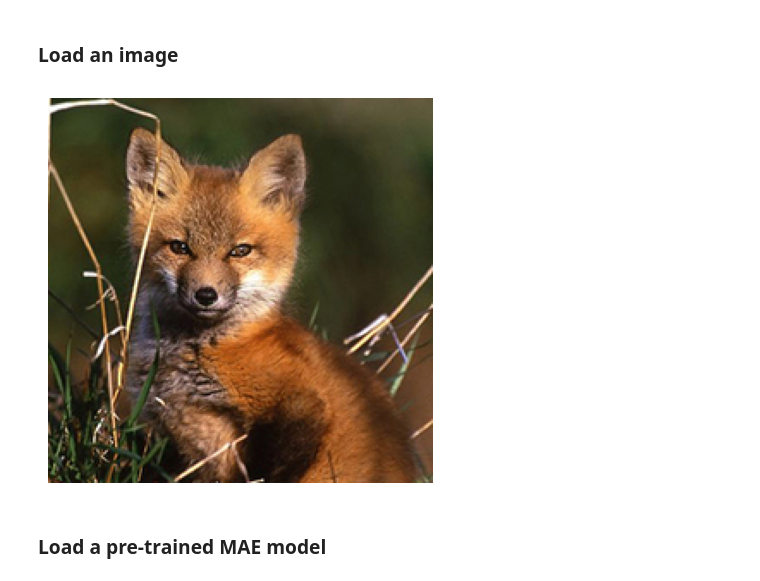
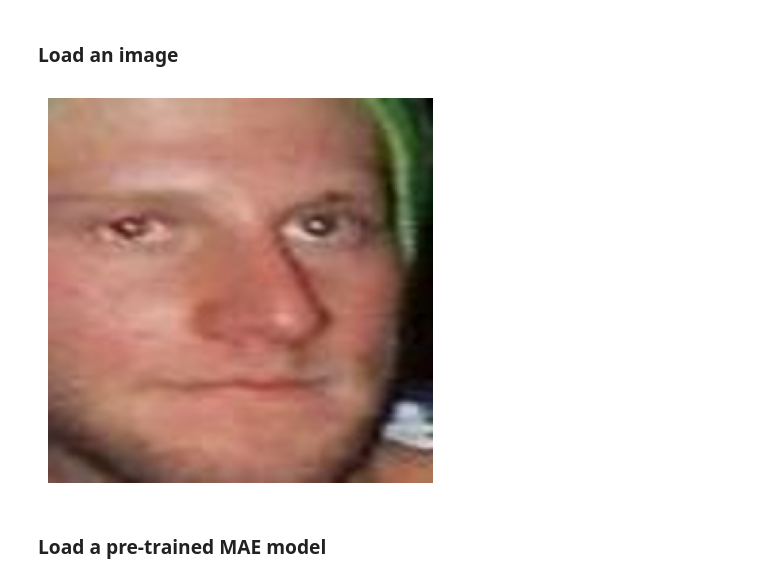
Before and after one commit to fenffef/AISafety, a Jupyter notebook: demo/mae_visualize.ipynb, the cells around one changed output. Saved outputs shown, nothing was run; the diff lists cells and outputs as text; code cells hidden in the pictures.

```diff
--- a/demo/mae_visualize.ipynb
+++ b/demo/mae_visualize.ipynb
@@ -124,35 +127,35 @@ def run_one_image(img, model):
 # # img_url = 'https://user-images.githubusercontent.com/11435359/147743081-0428eecf-89e5-4e07-8da5-a30fd73cc0ba.jpg' # cucumber, from ILSVRC2012_val_00047851
 # img = Image.open(requests.get(img_url, stream=True).raw)
 # img = img.resize((224, 224))
 # img = np.array(img) / 255.
 
 # assert img.shape == (224, 224, 3)
 
 # # normalize by ImageNet mean and std
 # img = img - imagenet_mean
 # img = img / imagenet_std
 
 # plt.rcParams['figure.figsize'] = [5, 5]
 # show_image(torch.tensor(img))
 
 # 2109 2223 3067
 
-img_path = '/content/test_2109_aligned.jpg'  # Replace with your local image path
+img_path = '/content/test_3067_aligned.jpg'  # Replace with your local image path
 img = Image.open(img_path)
 
 img = img.resize((224, 224))
 img = np.array(img) / 255.
 
 assert img.shape == (224, 224, 3)
 
 # normalize by ImageNet mean and std
 img = img - imagenet_mean
 img = img / imagenet_std
 
 plt.rcParams['figure.figsize'] = [5, 5]
 show_image(torch.tensor(img))
 # %% [output]
-[figure, old version]
+[figure, new version]
 # %% [markdown]
 ### Load a pre-trained MAE model
 # %%
```
Also changed, not shown: parts of 5 cells of this notebook.
